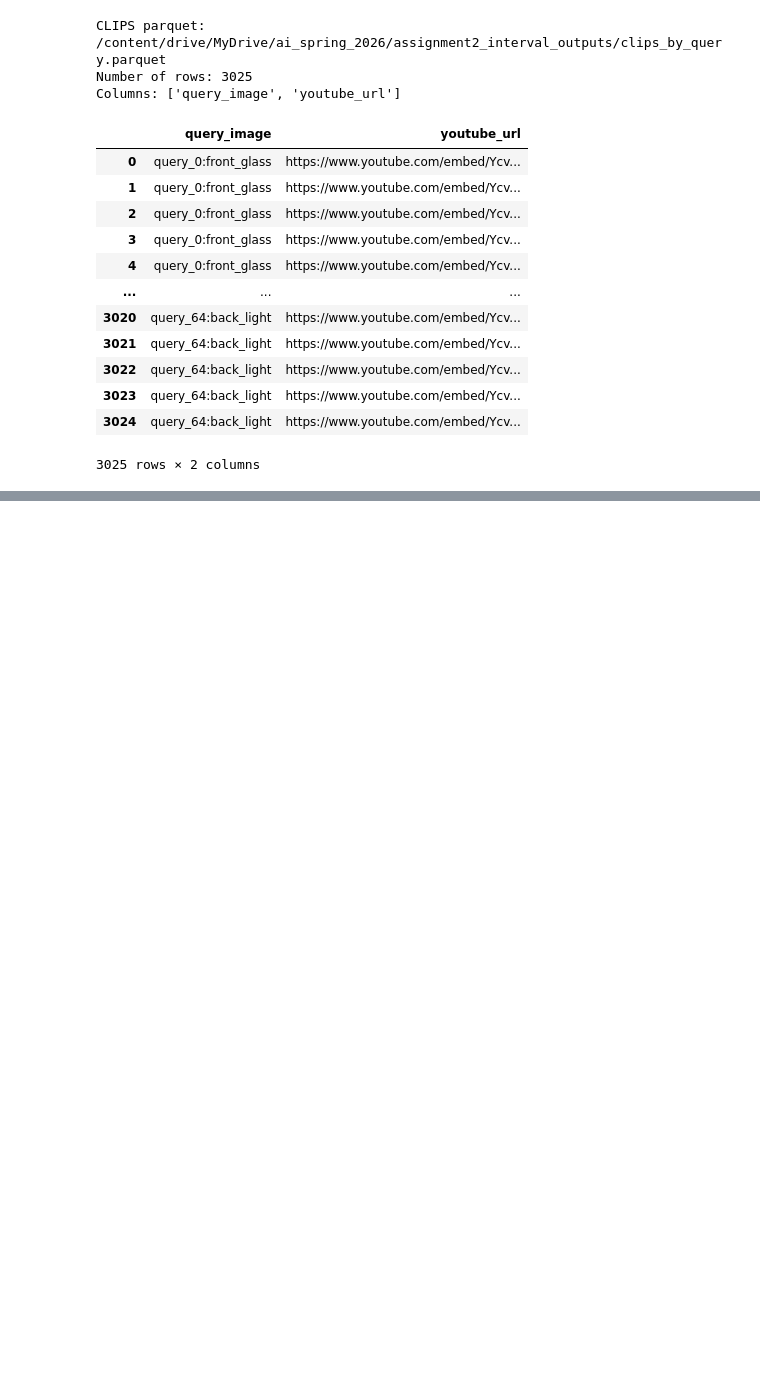
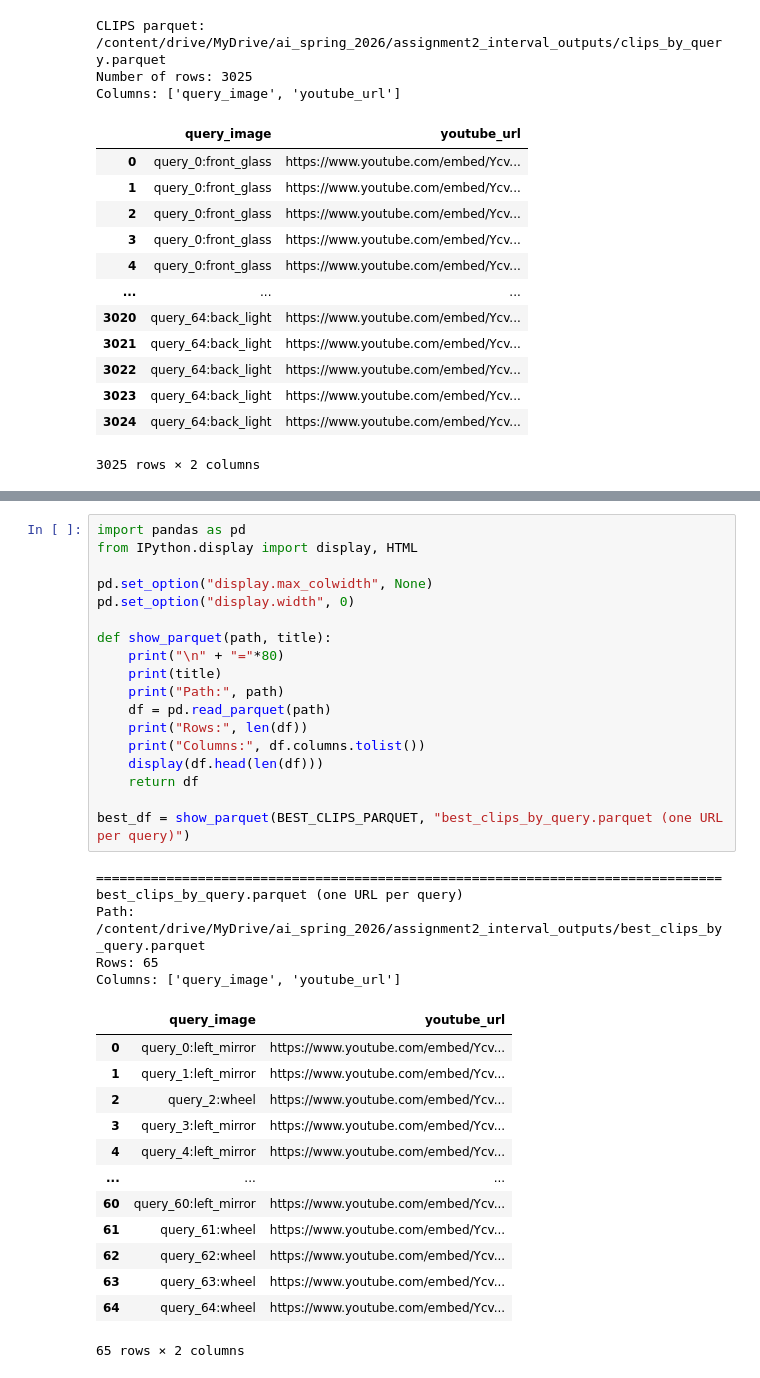
Before and after one commit to NamanSingh02/CS-GY-6613-AI_NYU, a Jupyter notebook: assignments/assignment-2/Assignment_2.ipynb, the cells around one changed output, grey strips where cells are left out. Saved outputs shown, nothing was run; the diff lists cells and outputs as text; blank space fills up the shorter version.

Commit message:
Assignment 2

```diff
--- a/assignments/assignment-2/Assignment_2.ipynb
+++ b/assignments/assignment-2/Assignment_2.ipynb
@@ -413,0 +649,37 @@ Columns: ['query_image', 'youtube_url']
+# %%
+import pandas as pd
+from IPython.display import display, HTML
+
+pd.set_option("display.max_colwidth", None)
+pd.set_option("display.width", 0)
+
+def show_parquet(path, title):
+    print("\n" + "="*80)
+    print(title)
+    print("Path:", path)
+    df = pd.read_parquet(path)
+    print("Rows:", len(df))
+    print("Columns:", df.columns.tolist())
+    display(df.head(len(df)))
+    return df
+
+best_df = show_parquet(BEST_CLIPS_PARQUET, "best_clips_by_query.parquet (one URL per query)")
+# %% [output]
+================================================================================
+best_clips_by_query.parquet (one URL per query)
+Path: /content/drive/MyDrive/ai_spring_2026/assignment2_interval_outputs/best_clips_by_query.parquet
+Rows: 65
+Columns: ['query_image', 'youtube_url']
+|  | query_image | youtube_url |
+| 0 | query_0:left_mirror | https://www.youtube.com/embed/Ycv... |
+| 1 | query_1:left_mirror | https://www.youtube.com/embed/Ycv... |
+| 2 | query_2:wheel | https://www.youtube.com/embed/Ycv... |
+| 3 | query_3:left_mirror | https://www.youtube.com/embed/Ycv... |
+| 4 | query_4:left_mirror | https://www.youtube.com/embed/Ycv... |
+| ... | ... | ... |
+| 60 | query_60:left_mirror | https://www.youtube.com/embed/Ycv... |
+| 61 | query_61:wheel | https://www.youtube.com/embed/Ycv... |
+| 62 | query_62:wheel | https://www.youtube.com/embed/Ycv... |
+| 63 | query_63:wheel | https://www.youtube.com/embed/Ycv... |
+| 64 | query_64:wheel | https://www.youtube.com/embed/Ycv... |
+65 rows × 2 columns
```
Also changed, not shown: parts of 3 cells of this notebook, 1 other file.
